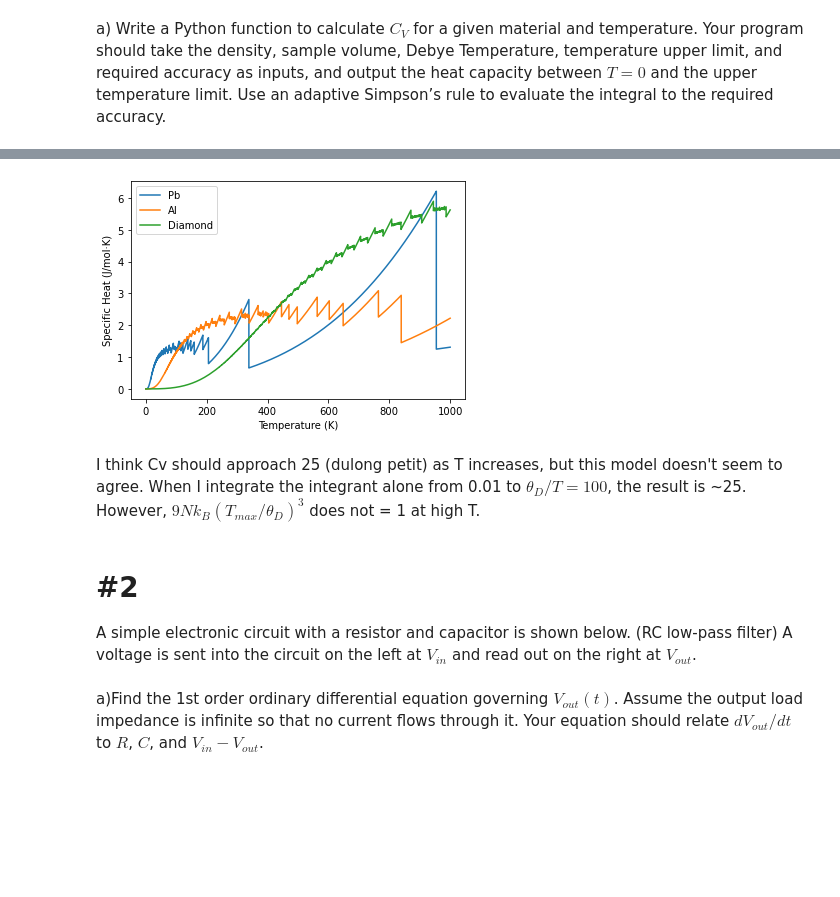
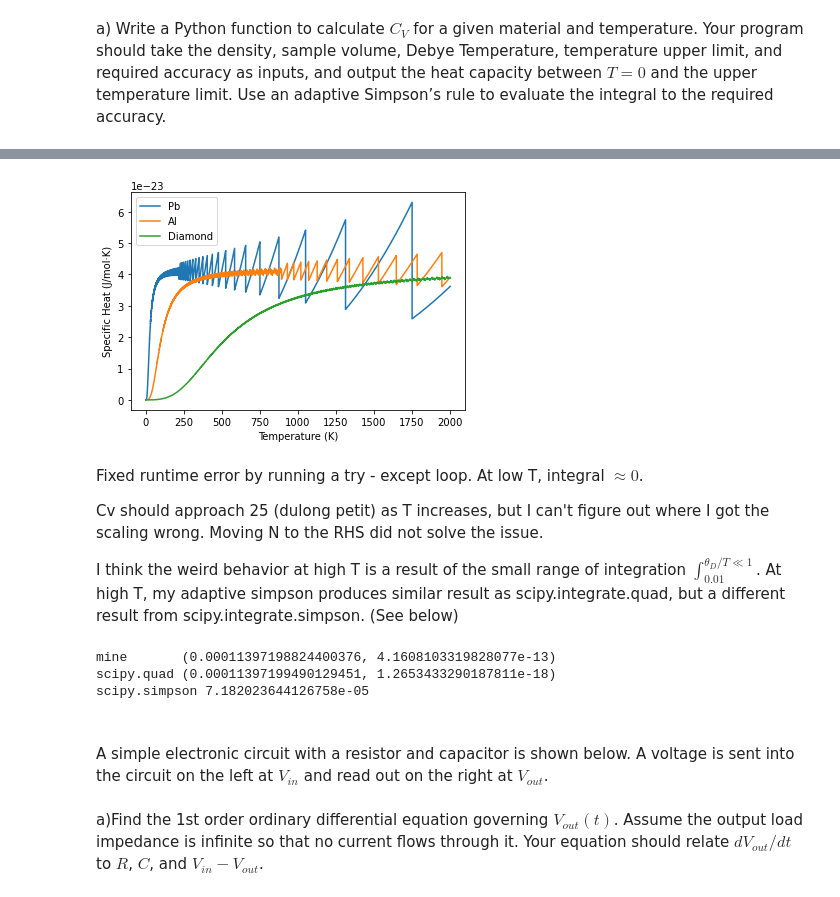
Before and after one commit to Tim-L-Zhao/Lectures, a Jupyter notebook: HW1.ipynb, the cells around one changed output, grey strips where cells are left out. Saved outputs shown, nothing was run; the diff lists cells and outputs as text; code cells hidden in the pictures; blank space fills up the shorter version.

```diff
--- a/HW1.ipynb
+++ b/HW1.ipynb
@@ -25,7 +24,7 @@ def adapt_simp(f, start, stop, accuracy, args=None):
     """
 
     #set initial h and error
-    h = 0.1
+    h = 0.01
     error = 100
 
     #find S0 w/ simpsons
@@ -92,11 +92,12 @@ def debye(rho,V,molar_mass,theta_D,T_0,T_max,dT,accuracy):
     #initialize empty lists to store data
     Cv_list=[]
     N=rho*V*Avogadro/molar_mass
-    #print(N*9*k_B*(T_max/theta_D)**3)
 
+    #for this particular integral, runtime error occurs when T << 1, and integral upper limit (theta_D/T) >> 1
+    #in this case, the result is approx 0.
     for T in np.arange(T_0,T_max,dT):
         try:
-            Cv=N*9*k_B*(T/theta_D)**3*adapt_simp(debye_integrant, T_0,(theta_D/T), accuracy,[])[0]
+            Cv=9*k_B*(T/theta_D)**3*adapt_simp(debye_integrant, T_0,(theta_D/T), accuracy,[])[0]
             Cv_list.append(Cv)
         except:
             Cv_list.append(0)
@@ -104,41 +105,63 @@ def debye(rho,V,molar_mass,theta_D,T_0,T_max,dT,accuracy):
 # %%
 density=1
 T_0=0.01
-T_max=1000
+T_max=2000
 dT=0.01
 T_list=np.arange(T_0,T_max,dT)
-accuracy=0.001
+accuracy=10**-4
 
 #Lead
 Pb_rho=11.35
 Pb_molar_mass=207.2
 Pb_theta_D=105
 Pb_debye=debye(Pb_rho, density, Pb_molar_mass,Pb_theta_D, T_0, T_max,dT, accuracy)
 plt.plot(T_list,Pb_debye,label='Pb')
-
 
 #Aluminum
 Al_rho = 2.7
 Al_molar_mass = 26.98
 Al_theta_D = 428
 Al_debye=debye(Al_rho, density, Al_molar_mass, Al_theta_D, T_0,T_max, dT, accuracy)
 plt.plot(T_list, Al_debye,label='Al')
 
 #Diamond
 dia_rho = 3.51
 dia_molar_mass = 12.01
 dia_theta_D = 2230
 dia_debye=debye(dia_rho, density, dia_molar_mass, dia_theta_D, T_0, T_max,dT,accuracy)
 plt.plot(T_list, dia_debye,label='Diamond')
 
 plt.xlabel('Temperature (K)',)
 plt.ylabel('Specific Heat (J/mol·K)',)
 plt.legend()
 plt.show()
 # %% [output]
-[figure, old version]
+[figure, new version]
-# %% [markdown]
-I think Cv should approach 25 (dulong petit) as T increases, but this model doesn't seem to agree. When I integrate the integrant alone from 0.01 to $\theta_D/T=100$, the result is ~25. However, $9Nk_B(T_{max}/\theta_D)^3$ does not = 1 at high T.
+# %% [markdown]
+Fixed runtime error by running a try - except loop. At low T, integral $\approx 0$.
+
+Cv should approach 25 (dulong petit) as T increases, but I can't figure out where I got the scaling wrong. Moving N to the RHS did not solve the issue.
+
+I think the weird behavior at high T is a result of the small range of integration $\int_{0.01}^{\theta_D/T \ll 1}$. At high T, my adaptive simpson produces similar result as scipy.integrate.quad, but a different result from scipy.integrate.simpson. (See below)
+# %%
+np.seterr(all='warn')
+start = 0.01
+stop = 105/1500
+
+mine = adapt_simp(debye_integrant, start, stop, 0.000000000001, [])
+print('mine      ', mine)
+
+quad=integrate.quad(debye_integrant, start, stop)
+print('scipy.quad', quad)
+
+x_list = np.arange(start, stop, 0.01)
+f_list = debye_integrant(x_list)
+actual = integrate.simpson(f_list, x_list)
+print ('scipy.simpson', actual)
+# %% [output]
+mine       (0.00011397198824400376, 4.1608103319828077e-13)
+scipy.quad (0.00011397199490129451, 1.2653433290187811e-18)
+scipy.simpson 7.182023644126758e-05
 # %%
 #General ODE solver with Runge-Kutta 4
 def RK4(f,t_0,t_f,dt,x0, args=None):
@@ -175,8 +198,8 @@ def RK4(f,t_0,t_f,dt,x0, args=None):
 
     return t_list, x_list
 # %% [markdown]
-# #2
-A simple electronic circuit with a resistor and capacitor is shown below. (RC low-pass filter)
+#
+A simple electronic circuit with a resistor and capacitor is shown below.
 A voltage is sent into the circuit on the left at $V_{in}$ and read out on the right at $V_{out}$.
 # %% [markdown]
 a)Find the 1st order ordinary differential equation governing $V_{out}(t)$. Assume the output load impedance is infinite so that no current flows through it. Your equation should relate $dV_{out}/dt$ to $R$, $C$, and $V_{in} − V_{out}$.
```
Also changed, not shown: parts of 27 cells of this notebook, 1 other file.
